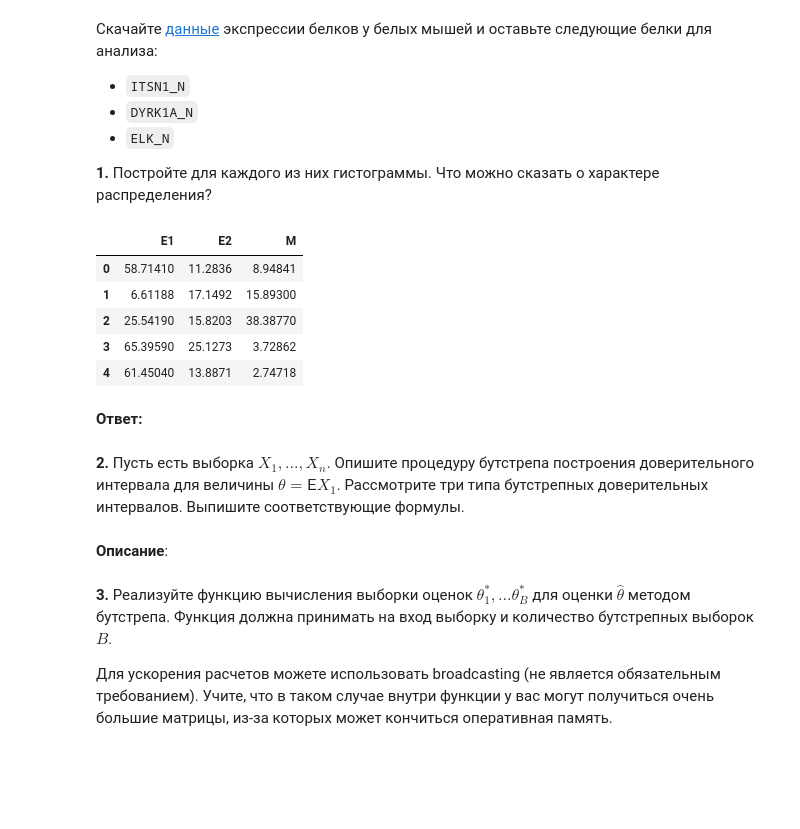
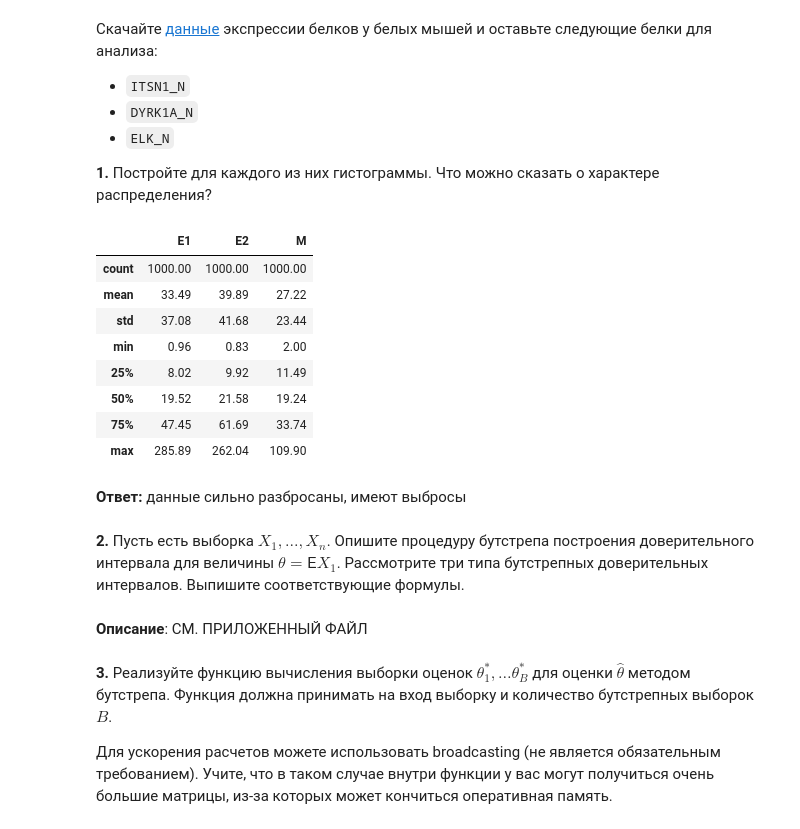
Before and after one commit to egoroz/data_scince_4_sem, a Jupyter notebook: 7/HW_7.ipynb, the cells around one changed output. Saved outputs shown, nothing was run; the diff lists cells and outputs as text; code cells hidden in the pictures; blank space fills up the shorter version.

```diff
--- a/7/HW_7.ipynb
+++ b/7/HW_7.ipynb
@@ -265,24 +269,29 @@ plt.plot(grid, sps.cauchy.pdf(grid), color=blue, label='Cauchy(1)')
 # %%
 df = pd.read_csv("dielectron.csv")
 
 features = ["E1", "E2", "M"]
 df = df[features]
 
-df.head()
+df = df.head(1000)
+
+round(df.describe(), 2)
 # %% [output]
 |  | E1 | E2 | M |
-| 0 | 58.71410 | 11.2836 | 8.94841 |
-| 1 | 6.61188 | 17.1492 | 15.89300 |
-| 2 | 25.54190 | 15.8203 | 38.38770 |
-| 3 | 65.39590 | 25.1273 | 3.72862 |
-| 4 | 61.45040 | 13.8871 | 2.74718 |
+| count | 1000.00 | 1000.00 | 1000.00 |
+| mean | 33.49 | 39.89 | 27.22 |
+| std | 37.08 | 41.68 | 23.44 |
+| min | 0.96 | 0.83 | 2.00 |
+| 25% | 8.02 | 9.92 | 11.49 |
+| 50% | 19.52 | 21.58 | 19.24 |
+| 75% | 47.45 | 61.69 | 33.74 |
+| max | 285.89 | 262.04 | 109.90 |
-# %% [markdown]
-**Ответ:**
+# %% [markdown]
+**Ответ:** данные сильно разбросаны, имеют выбросы
 # %% [markdown]
 **2.** Пусть есть выборка $X_1, ..., X_n$. Опишите процедуру бутстрепа построения доверительного интервала для величины $\theta = \mathsf{E} X_1$. Рассмотрите три типа  бутстрепных доверительных интервалов.
 Выпишите соответствующие формулы.
 # %% [markdown]
-**Описание**:
+**Описание**: СМ. ПРИЛОЖЕННЫЙ ФАЙЛ
 # %% [markdown]
 **3.** Реализуйте функцию вычисления выборки оценок $\theta^*_1, \ldots \theta^*_B$ для оценки $\widehat \theta$ методом бутстрепа. Функция должна принимать на вход выборку и количество бутстрепных выборок $B$.
 
```
Also changed, not shown: parts of 37 cells of this notebook, 3 other files.
